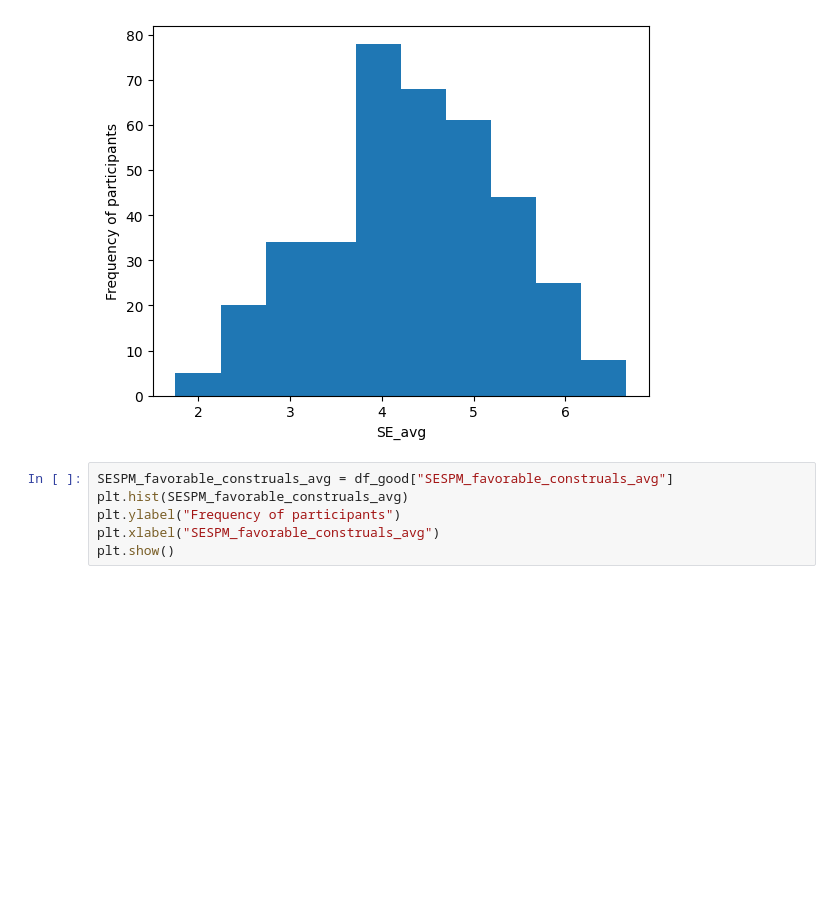
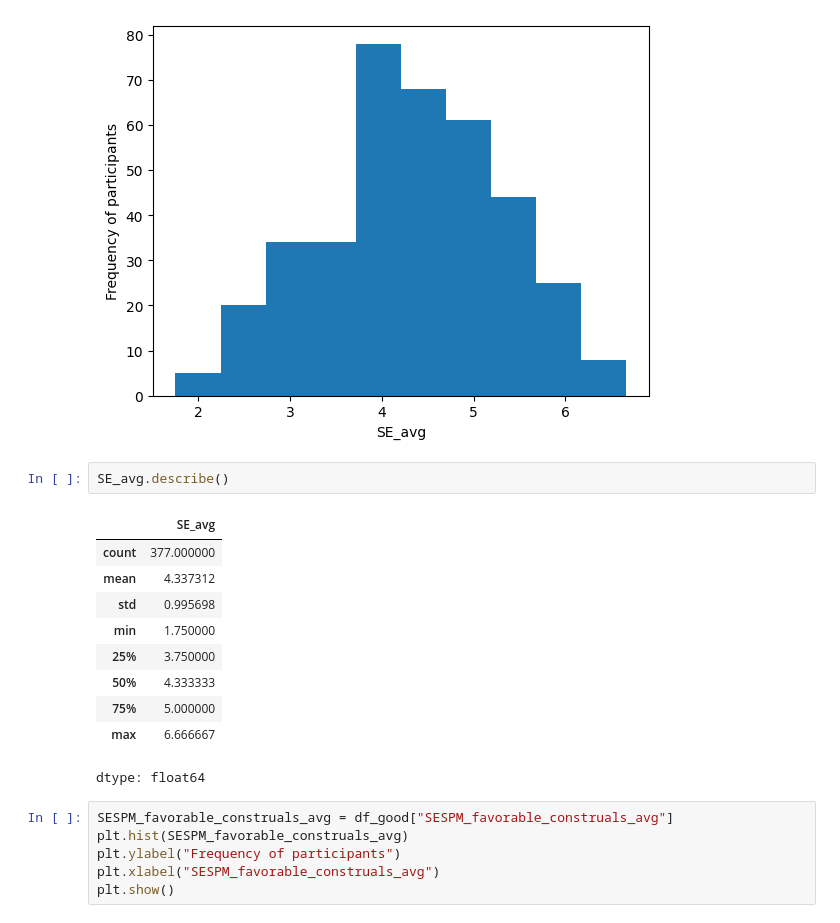
Before and after one commit to ivavuko/ivasphd, a Jupyter notebook: Amplified_and_attenuated_dictionary_implementation.ipynb, the cells around one changed output. Saved outputs shown, nothing was run; the diff lists cells and outputs as text; blank space fills up the shorter version.

```diff
--- a/Amplified_and_attenuated_dictionary_implementation.ipynb
+++ b/Amplified_and_attenuated_dictionary_implementation.ipynb
@@ -724,6 +723,19 @@ plt.xlabel("SE_avg")
 plt.show()
 # %% [output]
 [figure]
+# %%
+SE_avg.describe()
+# %% [output]
+|  | SE_avg |
+| count | 377.000000 |
+| mean | 4.337312 |
+| std | 0.995698 |
+| min | 1.750000 |
+| 25% | 3.750000 |
+| 50% | 4.333333 |
+| 75% | 5.000000 |
+| max | 6.666667 |
+dtype: float64
 # %%
 SESPM_favorable_construals_avg = df_good["SESPM_favorable_construals_avg"]
 plt.hist(SESPM_favorable_construals_avg)
```
Also changed, not shown: parts of 22 cells of this notebook.
